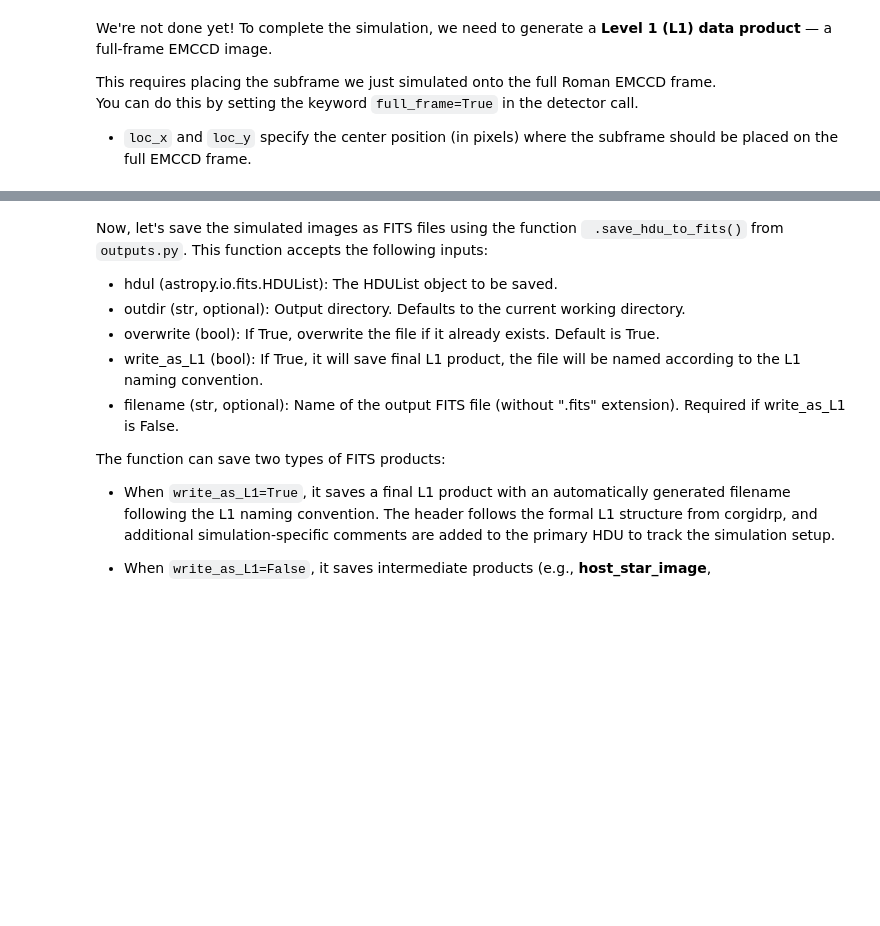
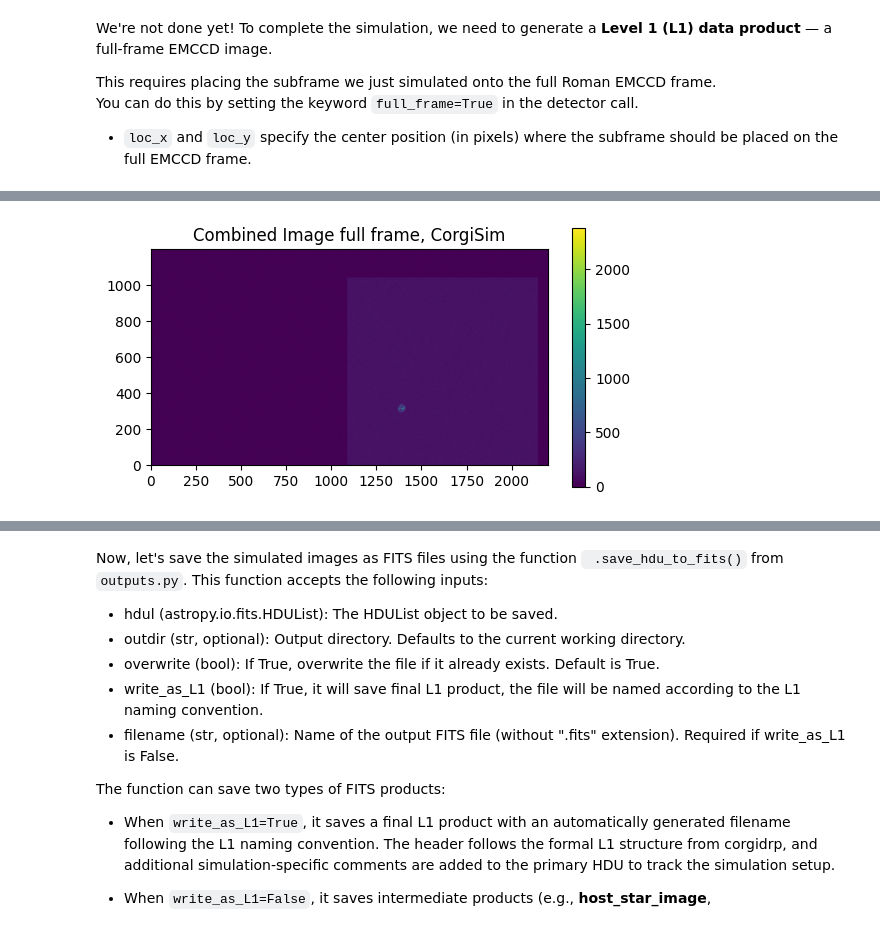
Before and after one commit to roman-corgi/corgisim, a Jupyter notebook: examples/tutorial1_corgisim.ipynb, the cells around one changed output, grey strips where cells are left out. Cells and saved outputs as stored; diff of their text form; code cells hidden in the pictures; blank space fills up the shorter version.

```diff
--- a/examples/tutorial1_corgisim.ipynb
+++ b/examples/tutorial1_corgisim.ipynb
@@ -444,0 +448,7 @@ co = plt.colorbar(shrink=0.7)
+# %%
+plt.imshow(image_tot_corgi_full,origin='lower')
+plt.title('Combined Image full frame, CorgiSim')
+
+co = plt.colorbar(shrink=0.7)
+# %% [output]
+[figure, added]
```
Also changed, not shown: parts of 10 cells of this notebook.
